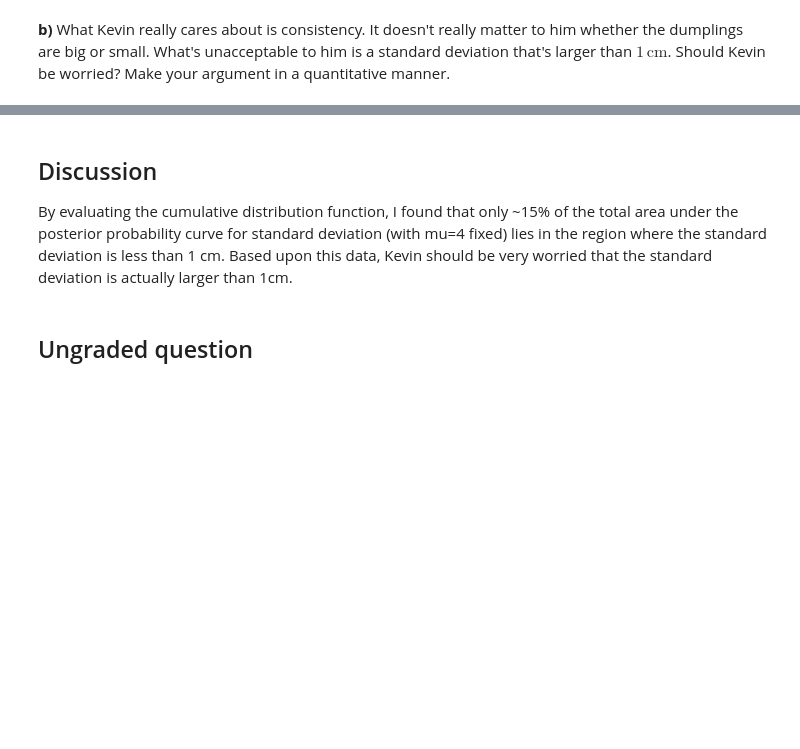
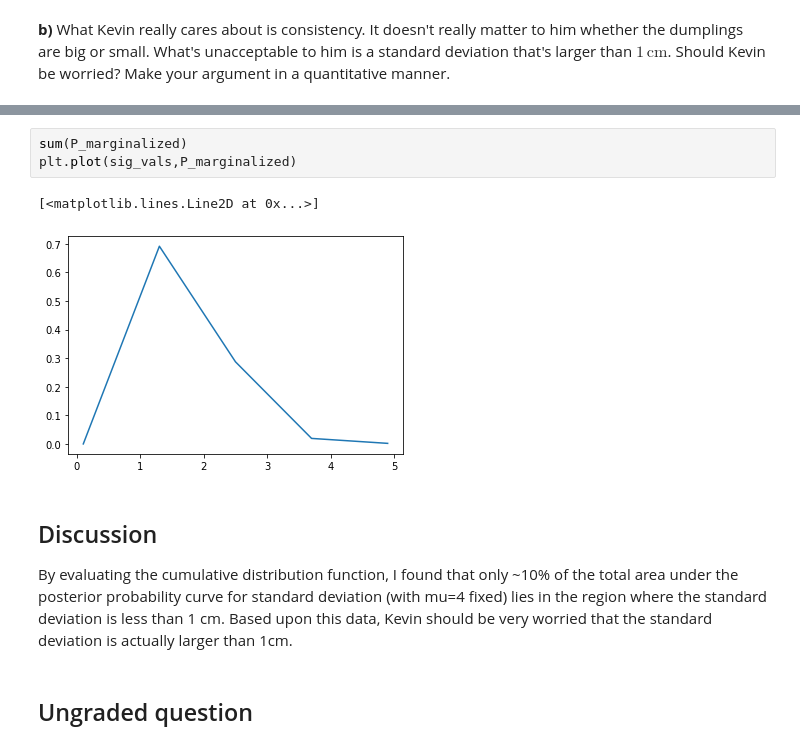
Before and after one commit to nlefrancois6/Phys321, a Jupyter notebook: Midterm2021/Midterm2021.ipynb, the cells around one changed output, grey strips where cells are left out. Saved outputs shown, nothing was run; the diff lists cells and outputs as text; blank space fills up the shorter version.

```diff
--- a/Midterm2021/Midterm2021.ipynb
+++ b/Midterm2021/Midterm2021.ipynb
@@ -305,6 +357,12 @@ Probability of standard deviation less than 1.0033033033033034 is 0.148
+# %%
+sum(P_marginalized)
+plt.plot(sig_vals,P_marginalized)
+# %% [output]
+[<matplotlib.lines.Line2D at 0x...>]
+[figure, added]
 # %% [markdown]
 ## Discussion
-By evaluating the cumulative distribution function, I found that only ~15% of the total area under the posterior probability curve for standard deviation (with mu=4 fixed) lies in the region where the standard deviation is less than 1 cm. Based upon this data, Kevin should be very worried that the standard deviation is actually larger than 1cm.
+By evaluating the cumulative distribution function, I found that only ~10% of the total area under the posterior probability curve for standard deviation (with mu=4 fixed) lies in the region where the standard deviation is less than 1 cm. Based upon this data, Kevin should be very worried that the standard deviation is actually larger than 1cm.
 # %% [markdown]
 ## Ungraded question
 # %% [markdown]
```
Also changed, not shown: parts of 3 cells of this notebook.
